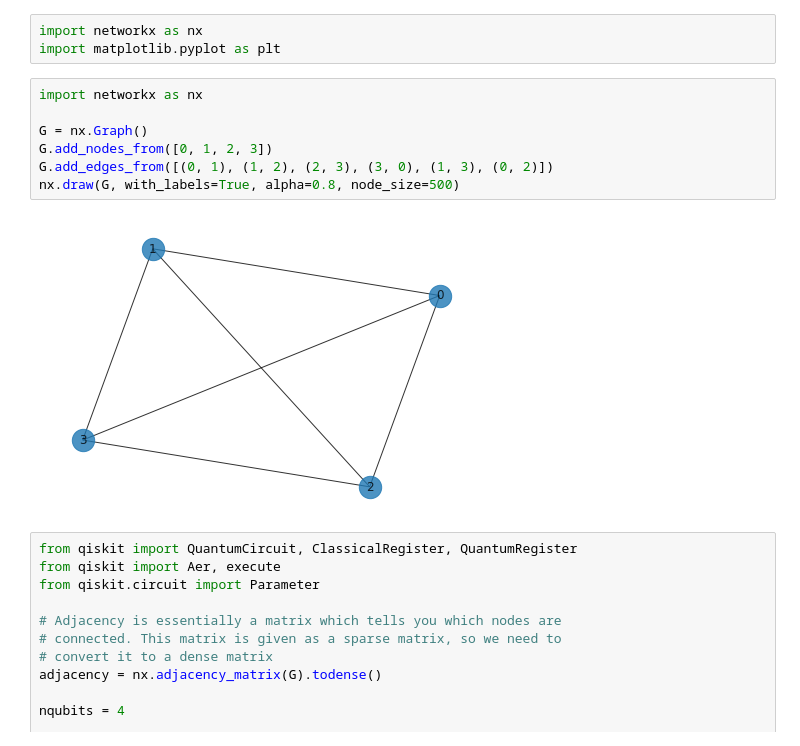
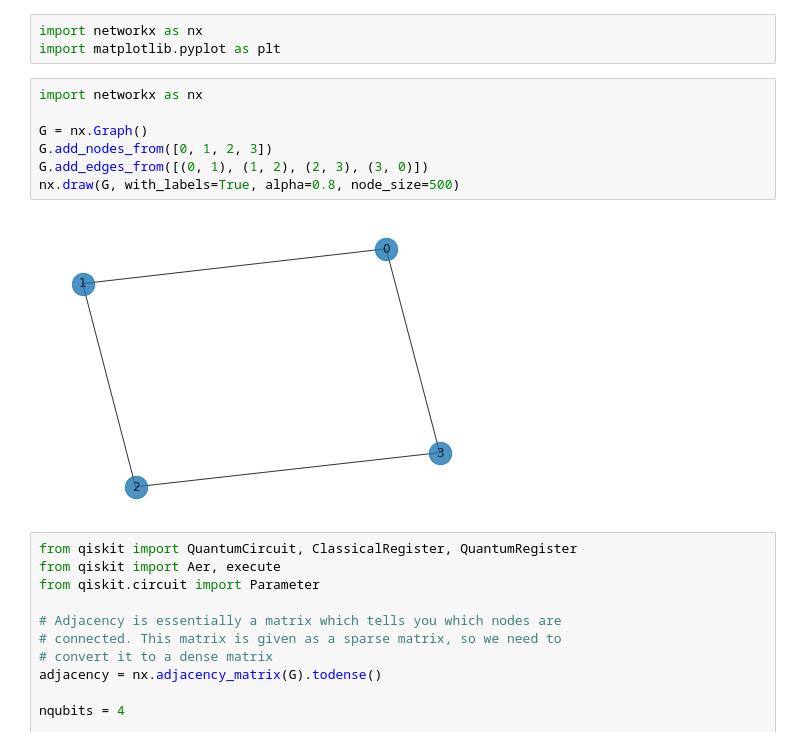
Before and after one commit to LyaminVS/mentor_project, a Jupyter notebook: QAOA.ipynb, the cells around one changed output. Drawn from its saved outputs; the diff is of its cells as text.

```diff
--- a/QAOA.ipynb
+++ b/QAOA.ipynb
@@ -4,12 +4,12 @@ import matplotlib.pyplot as plt
 # %%
 import networkx as nx
 
 G = nx.Graph()
 G.add_nodes_from([0, 1, 2, 3])
-G.add_edges_from([(0, 1), (1, 2), (2, 3), (3, 0), (1, 3), (0, 2)])
+G.add_edges_from([(0, 1), (1, 2), (2, 3), (3, 0)])
 nx.draw(G, with_labels=True, alpha=0.8, node_size=500)
 # %% [output]
-[figure, old version]
+[figure, new version]
 # %%
 from qiskit import QuantumCircuit, ClassicalRegister, QuantumRegister
 from qiskit import Aer, execute
```
Also changed, not shown: parts of 5 cells of this notebook, 1 other file.
